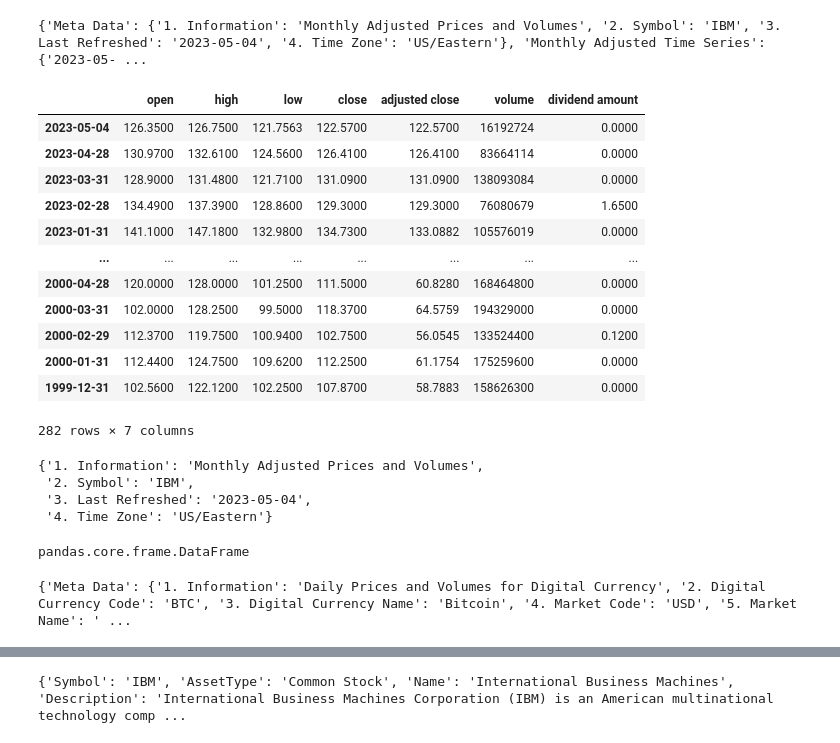
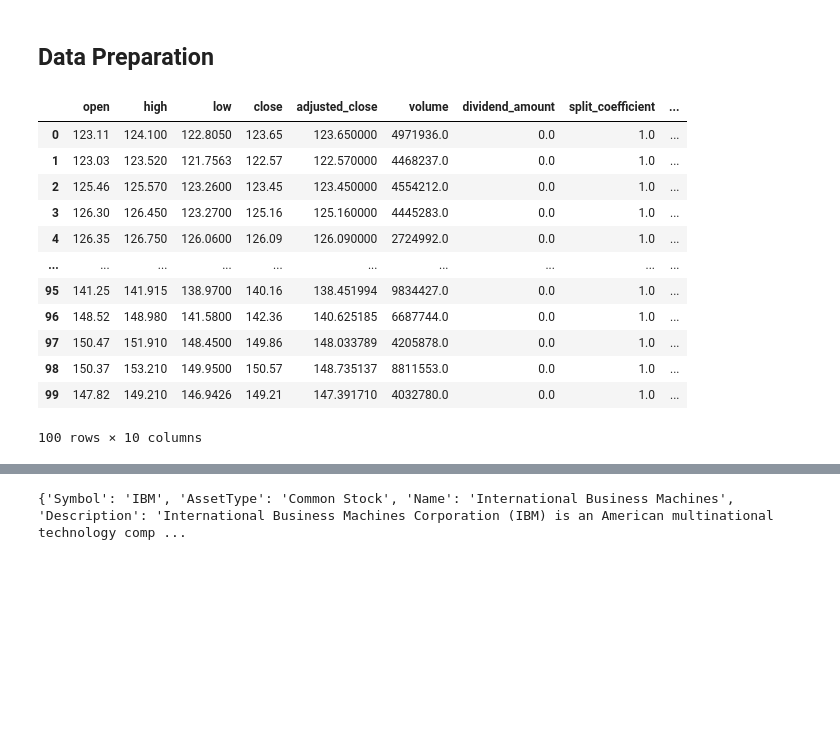
Before and after one commit to LeventSoykan/stock-price-comparison, a Jupyter notebook: practice.ipynb, the cells around one changed output, grey strips where cells are left out. Drawn from its saved outputs; the diff is of its cells as text; code cells hidden in the pictures; blank space fills up the shorter version.

```diff
--- a/practice.ipynb
+++ b/practice.ipynb
@@ -9,3 +11,5 @@
+# %% [markdown]
+## Data Preparation
 # %%
 import requests
 import pandas as pd
@@ -15,53 +73,28 @@ api_key = 'VRS4SWEZ6AC9K0Z5'
 # %%
-
 # replace the "demo" apikey below with your own key from https://www.alphavantage.co/support/#api-key
 stock = 'IBM'
-url = f'https://www.alphavantage.co/query?function=TIME_SERIES_MONTHLY_ADJUSTED&symbol={stock}&apikey={api_key}'
+url = f'https://www.alphavantage.co/query?function=TIME_SERIES_DAILY_ADJUSTED&symbol={stock}&apikey={api_key}'
 r = requests.get(url)
 data = r.json()
-
-print(data)
-# %% [output]
-{'Meta Data': {'1. Information': 'Monthly Adjusted Prices and Volumes', '2. Symbol': 'IBM', '3. Last Refreshed': '2023-05-04', '4. Time Zone': 'US/Eastern'}, 'Monthly Adjusted Time Series': {'2023-05- ...
 # %%
-df = pd.DataFrame(data['Monthly Adjusted Time Series']).T
-df.columns = [col[3:] for col in df.columns]
+df = pd.DataFrame(data['Time Series (Daily)'], dtype='float').T
+df.columns = [col[3:].replace(' ','_') for col in df.columns]
 df.sort_index(inplace=True, ascending=False)
-df.
+df['stock_id'] = 1
+df['date']= pd.to_datetime(df.index)
+df.reset_index(drop=True, inplace=True)
 df
 # %% [output]
-|  | open | high | low | close | adjusted close | volume | dividend amount |
-| 2023-05-04 | 126.3500 | 126.7500 | 121.7563 | 122.5700 | 122.5700 | 16192724 | 0.0000 |
-| 2023-04-28 | 130.9700 | 132.6100 | 124.5600 | 126.4100 | 126.4100 | 83664114 | 0.0000 |
-| 2023-03-31 | 128.9000 | 131.4800 | 121.7100 | 131.0900 | 131.0900 | 138093084 | 0.0000 |
-| 2023-02-28 | 134.4900 | 137.3900 | 128.8600 | 129.3000 | 129.3000 | 76080679 | 1.6500 |
-| 2023-01-31 | 141.1000 | 147.1800 | 132.9800 | 134.7300 | 133.0882 | 105576019 | 0.0000 |
-| ... | ... | ... | ... | ... | ... | ... | ... |
-| 2000-04-28 | 120.0000 | 128.0000 | 101.2500 | 111.5000 | 60.8280 | 168464800 | 0.0000 |
-| 2000-03-31 | 102.0000 | 128.2500 | 99.5000 | 118.3700 | 64.5759 | 194329000 | 0.0000 |
-| 2000-02-29 | 112.3700 | 119.7500 | 100.9400 | 102.7500 | 56.0545 | 133524400 | 0.1200 |
-| 2000-01-31 | 112.4400 | 124.7500 | 109.6200 | 112.2500 | 61.1754 | 175259600 | 0.0000 |
-| 1999-12-31 | 102.5600 | 122.1200 | 102.2500 | 107.8700 | 58.7883 | 158626300 | 0.0000 |
+|  | open | high | low | close | adjusted_close | volume | dividend_amount | split_coefficient | ... |
+| 0 | 123.11 | 124.100 | 122.8050 | 123.65 | 123.650000 | 4971936.0 | 0.0 | 1.0 | ... |
+| 1 | 123.03 | 123.520 | 121.7563 | 122.57 | 122.570000 | 4468237.0 | 0.0 | 1.0 | ... |
+| 2 | 125.46 | 125.570 | 123.2600 | 123.45 | 123.450000 | 4554212.0 | 0.0 | 1.0 | ... |
+| 3 | 126.30 | 126.450 | 123.2700 | 125.16 | 125.160000 | 4445283.0 | 0.0 | 1.0 | ... |
+| 4 | 126.35 | 126.750 | 126.0600 | 126.09 | 126.090000 | 2724992.0 | 0.0 | 1.0 | ... |
+| ... | ... | ... | ... | ... | ... | ... | ... | ... | ... |
+| 95 | 141.25 | 141.915 | 138.9700 | 140.16 | 138.451994 | 9834427.0 | 0.0 | 1.0 | ... |
+| 96 | 148.52 | 148.980 | 141.5800 | 142.36 | 140.625185 | 6687744.0 | 0.0 | 1.0 | ... |
+| 97 | 150.47 | 151.910 | 148.4500 | 149.86 | 148.033789 | 4205878.0 | 0.0 | 1.0 | ... |
+| 98 | 150.37 | 153.210 | 149.9500 | 150.57 | 148.735137 | 8811553.0 | 0.0 | 1.0 | ... |
+| 99 | 147.82 | 149.210 | 146.9426 | 149.21 | 147.391710 | 4032780.0 | 0.0 | 1.0 | ... |
-282 rows × 7 columns
+100 rows × 10 columns
-# %%
-data['Meta Data']
-# %% [output]
-{'1. Information': 'Monthly Adjusted Prices and Volumes',
- '2. Symbol': 'IBM',
- '3. Last Refreshed': '2023-05-04',
- '4. Time Zone': 'US/Eastern'}
-# %%
-type(pd.DataFrame(data['Monthly Adjusted Time Series']).T)
-# %% [output]
-pandas.core.frame.DataFrame
-# %%
-
-# replace the "demo" apikey below with your own key from https://www.alphavantage.co/support/#api-key
-stock = 'BTC'
-url = f'https://www.alphavantage.co/query?function=DIGITAL_CURRENCY_DAILY&symbol={stock}&market=USD&apikey={api_key}'
-r = requests.get(url)
-data = r.json()
-
-print(data)
-# %% [output]
-{'Meta Data': {'1. Information': 'Daily Prices and Volumes for Digital Currency', '2. Digital Currency Code': 'BTC', '3. Digital Currency Name': 'Bitcoin', '4. Market Code': 'USD', '5. Market Name': ' ...
```
Also changed, not shown: parts of 17 cells of this notebook.
